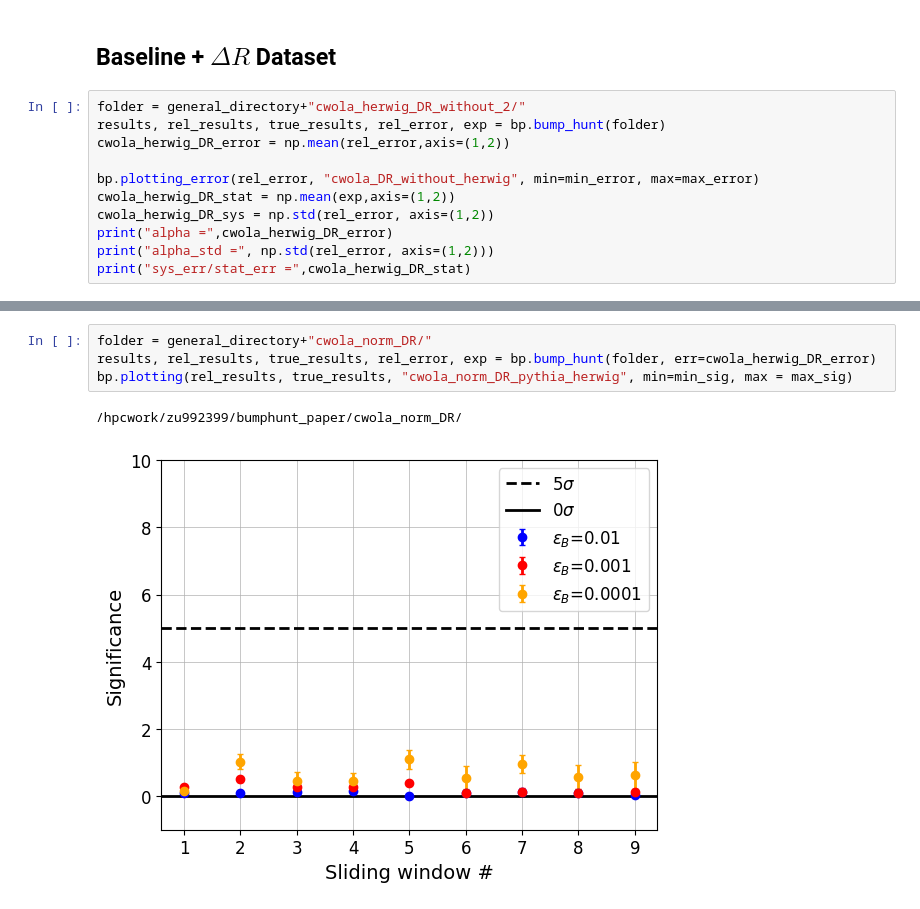
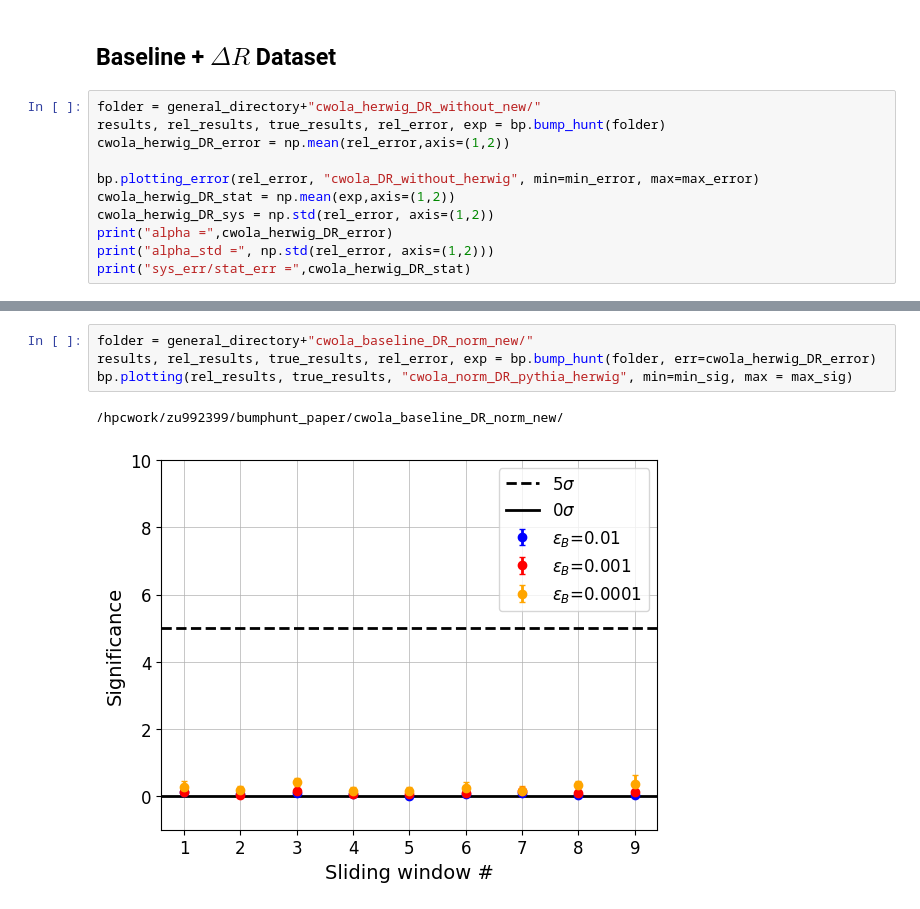
Before and after one commit to mariehein/bumphunt_paper, a Jupyter notebook: bumphunt_cwola.ipynb, the cells around one changed output, grey strips where cells are left out. Drawn from its saved outputs; the diff is of its cells as text.

```diff
--- a/bumphunt_cwola.ipynb
+++ b/bumphunt_cwola.ipynb
@@ -66,7 +66,7 @@ bp.plotting(rel_results, true_results, "cwola_norm_pythia_herwig", min=min_sig,
 # %% [markdown]
 ## Baseline + $\Delta R$ Dataset
 # %%
-folder = general_directory+"cwola_herwig_DR_without_2/"
+folder = general_directory+"cwola_herwig_DR_without_new/"
 results, rel_results, true_results, rel_error, exp = bp.bump_hunt(folder)
 cwola_herwig_DR_error = np.mean(rel_error,axis=(1,2))
 
@@ -106,7 +106,7 @@ sys_err/stat_err = [0.04069738 0.12570735 0.34592745]
 # %%
-folder = general_directory+"cwola_norm_DR/"
+folder = general_directory+"cwola_baseline_DR_norm_new/"
 results, rel_results, true_results, rel_error, exp = bp.bump_hunt(folder, err=cwola_herwig_DR_error)
 bp.plotting(rel_results, true_results, "cwola_norm_DR_pythia_herwig", min=min_sig, max = max_sig)
 # %% [output]
-/hpcwork/zu992399/bumphunt_paper/cwola_norm_DR/
+/hpcwork/zu992399/bumphunt_paper/cwola_baseline_DR_norm_new/
-[figure, old version]
+[figure, new version]
```
Also changed, not shown: parts of 2 cells of this notebook, 3 other files.
